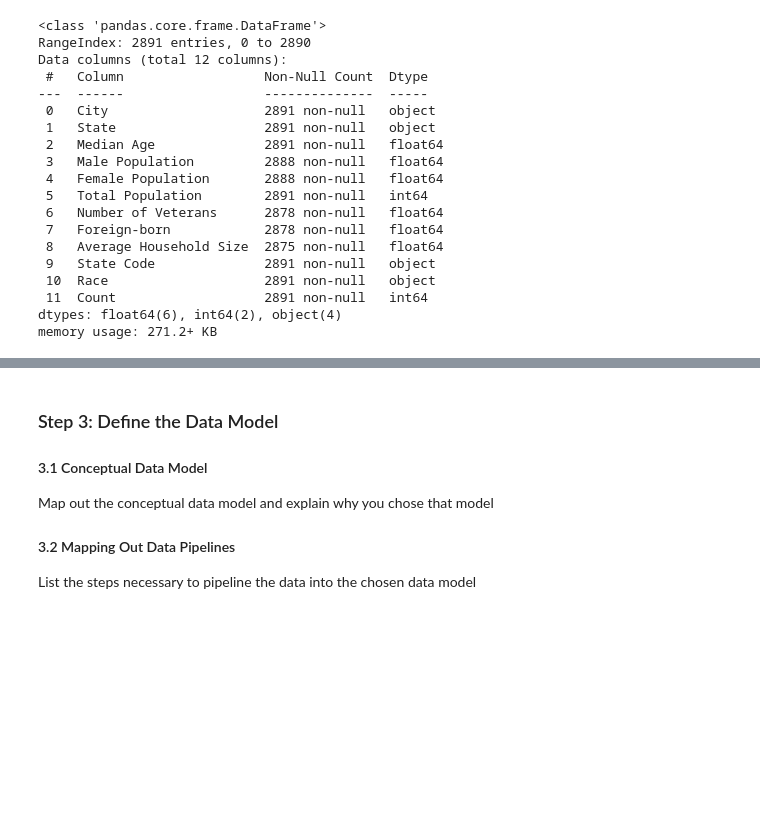
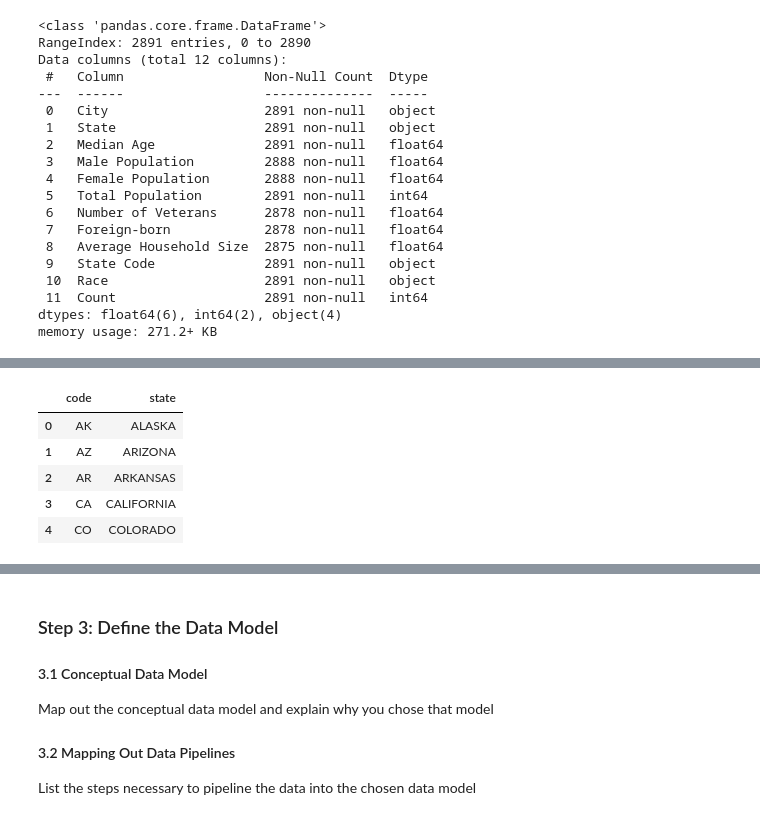
Before and after one commit to Renameira/data-engineering-udacity, a Jupyter notebook: capstone-project/src/Capstone.ipynb, the cells around one changed output, grey strips where cells are left out. Saved outputs shown, nothing was run; the diff lists cells and outputs as text; code cells hidden in the pictures; blank space fills up the shorter version.

```diff
--- a/capstone-project/src/Capstone.ipynb
+++ b/capstone-project/src/Capstone.ipynb
@@ -324,0 +360,16 @@ df_fact_immigration.head(5)
+# %%
+state_code = {}
+for states in contents[982:1036]:
+    pair = states.split('=')
+    code, state = pair[0].strip('\t').strip("'"), pair[1].strip().strip("'")
+    state_code[code] = state
+
+df_state_code = pd.DataFrame(list(state_code.items()), columns=['code', 'state'])
+df_state_code.head(5)
+# %% [output]
+|  | code | state |
+| 0 | AK | ALASKA |
+| 1 | AZ | ARIZONA |
+| 2 | AR | ARKANSAS |
+| 3 | CA | CALIFORNIA |
+| 4 | CO | COLORADO |
```
Also changed, not shown: parts of 14 cells of this notebook.
